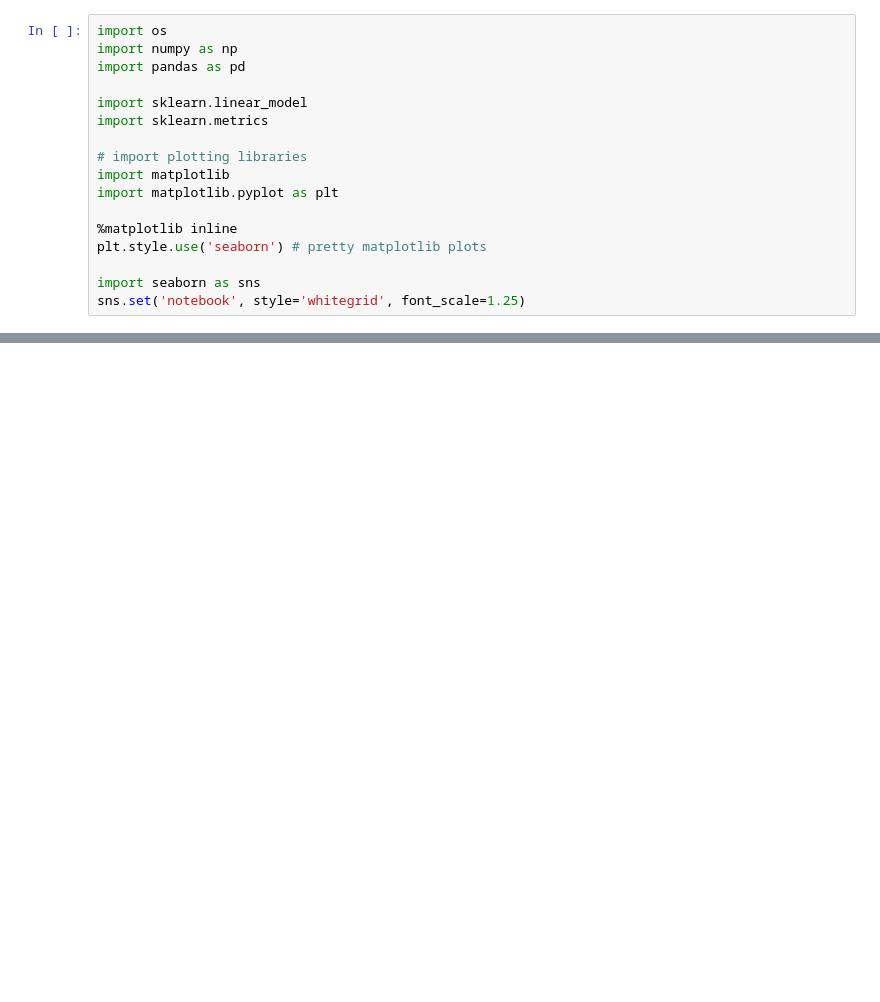
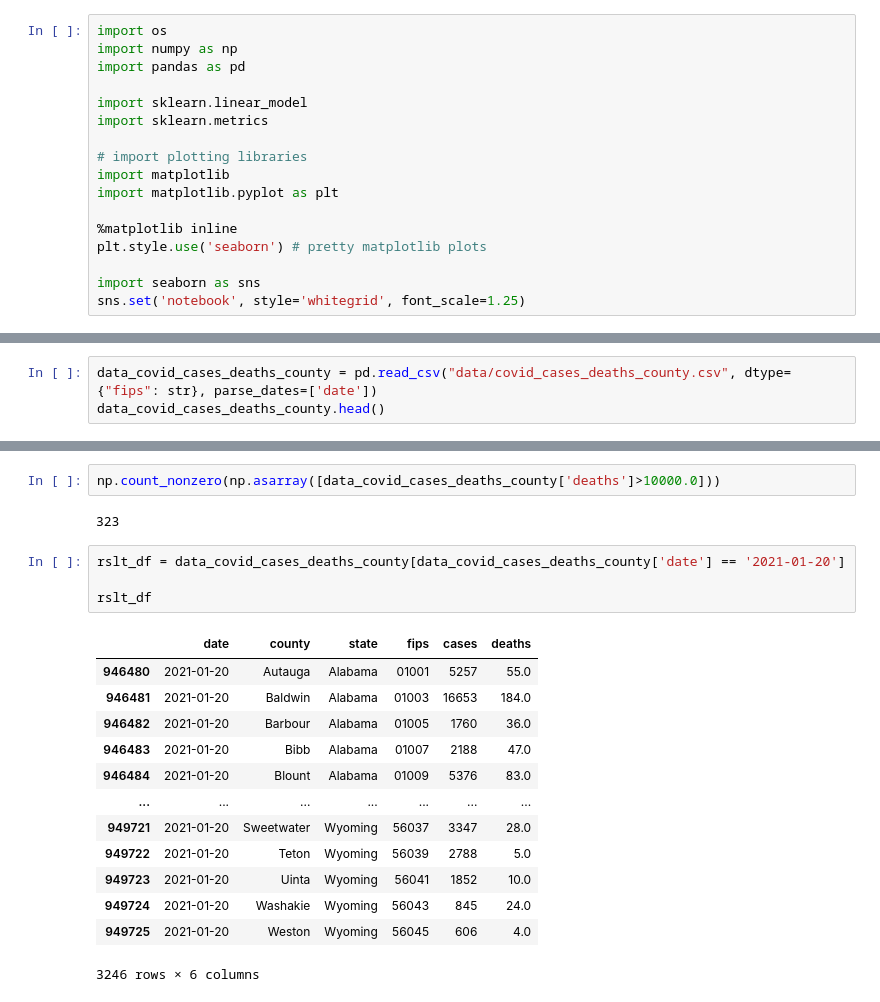
Before and after one commit to kamibrumi/hackviolet2021, a Jupyter notebook: test_analysis.ipynb, the cells around one changed output, grey strips where cells are left out. Drawn from its saved outputs; the diff is of its cells as text; blank space fills up the shorter version.

```diff
--- a/test_analysis.ipynb
+++ b/test_analysis.ipynb
@@ -31,0 +24,3 @@ data.head()
+# %%
+data_covid_cases_deaths_county = pd.read_csv("data/covid_cases_deaths_county.csv", dtype={"fips": str}, parse_dates=['date'])
+data_covid_cases_deaths_county.head()
@@ -31,0 +34,22 @@ data.head()
+# %%
+np.count_nonzero(np.asarray([data_covid_cases_deaths_county['deaths']>10000.0]))
+# %% [output]
+323
+# %%
+rslt_df = data_covid_cases_deaths_county[data_covid_cases_deaths_county['date'] == '2021-01-20']
+
+rslt_df
+# %% [output]
+|  | date | county | state | fips | cases | deaths |
+| 946480 | 2021-01-20 | Autauga | Alabama | 01001 | 5257 | 55.0 |
+| 946481 | 2021-01-20 | Baldwin | Alabama | 01003 | 16653 | 184.0 |
+| 946482 | 2021-01-20 | Barbour | Alabama | 01005 | 1760 | 36.0 |
+| 946483 | 2021-01-20 | Bibb | Alabama | 01007 | 2188 | 47.0 |
+| 946484 | 2021-01-20 | Blount | Alabama | 01009 | 5376 | 83.0 |
+| ... | ... | ... | ... | ... | ... | ... |
+| 949721 | 2021-01-20 | Sweetwater | Wyoming | 56037 | 3347 | 28.0 |
+| 949722 | 2021-01-20 | Teton | Wyoming | 56039 | 2788 | 5.0 |
+| 949723 | 2021-01-20 | Uinta | Wyoming | 56041 | 1852 | 10.0 |
+| 949724 | 2021-01-20 | Washakie | Wyoming | 56043 | 845 | 24.0 |
+| 949725 | 2021-01-20 | Weston | Wyoming | 56045 | 606 | 4.0 |
+3246 rows × 6 columns
```
Also changed, not shown: parts of 18 cells of this notebook, 3 other files.
